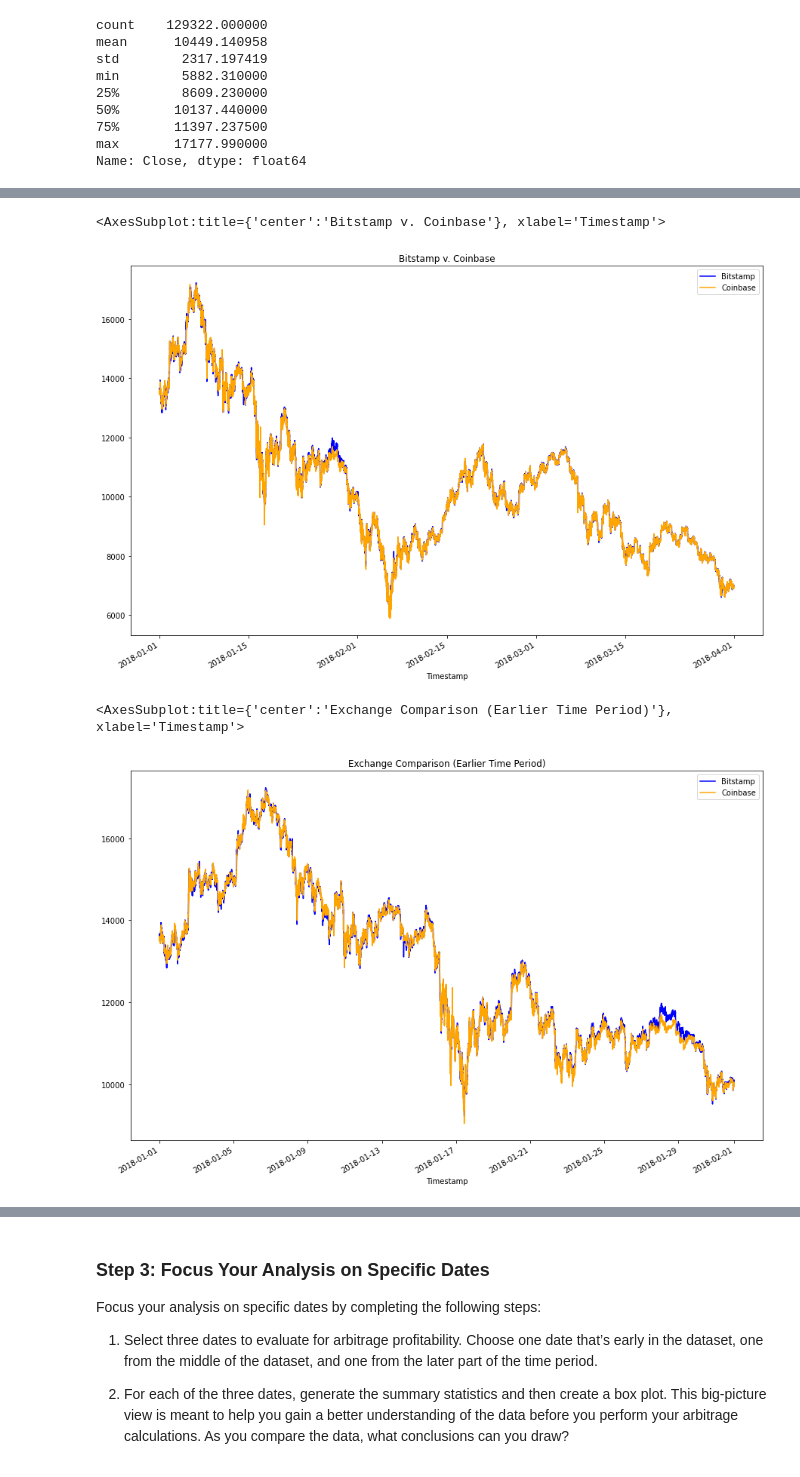
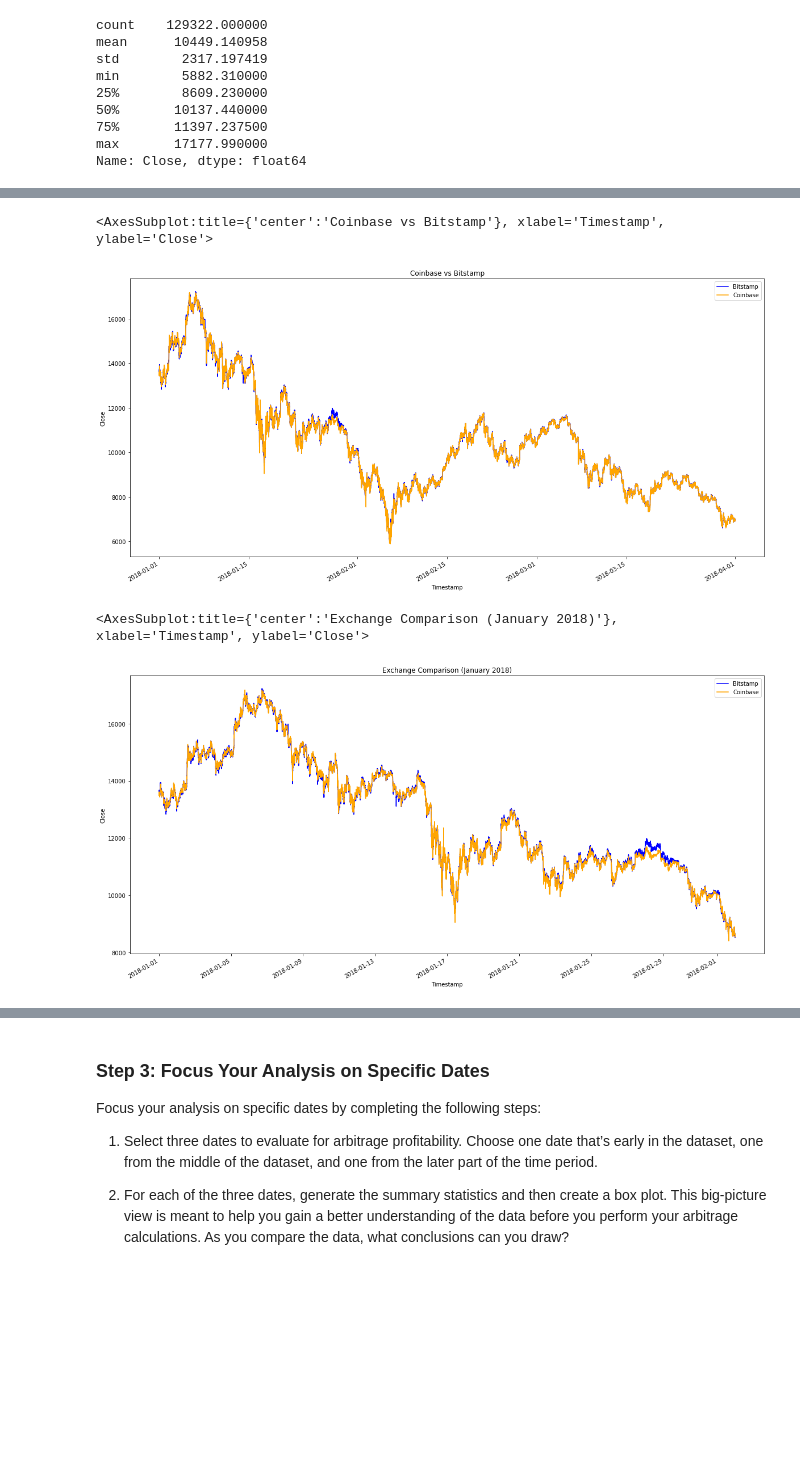
Before and after one commit to jpweldon/Module_3_Challenge, a Jupyter notebook: crypto_arbitrage.ipynb, the cells around one changed output, grey strips where cells are left out. Cells and saved outputs as stored; diff of their text form; code cells hidden in the pictures; blank space fills up the shorter version.

```diff
--- a/crypto_arbitrage.ipynb
+++ b/crypto_arbitrage.ipynb
@@ -248,19 +248,21 @@ Name: Close, dtype: float64
 # %%
 # Overlay the visualizations for the bitstamp and coinbase DataFrames in one plot
 # The plot should visualize the prices over the full lenth of the dataset
 # Be sure to include the parameters: legend, figure size, title, and color and label
-# YOUR CODE HERE
+bitstamp_sliced.plot(figsize=(20, 10), fontsize='10', ylabel='Close', color='blue', title='Coinbase vs Bitstamp', label='Bitstamp', legend=True)
+coinbase_sliced.plot(figsize=(20, 10), fontsize='10', ylabel='Close', color='orange', label='Coinbase', legend=True)
 # %% [output]
-<AxesSubplot:title={'center':'Bitstamp v. Coinbase'}, xlabel='Timestamp'>
+<AxesSubplot:title={'center':'Coinbase vs Bitstamp'}, xlabel='Timestamp', ylabel='Close'>
-[figure, old version]
+[figure, new version]
 # %%
 # Using the loc and plot functions, create an overlay plot that visualizes
 # the price action of both DataFrames for a one month period early in the dataset
 # Be sure to include the parameters: legend, figure size, title, and color and label
-# YOUR CODE HERE
+bitstamp_sliced.loc['2018-01-01':'2018-02-01'].plot(figsize=(20, 10), fontsize='10', ylabel='Close', color='blue', title='Exchange Comparison (January 2018)', label='Bitstamp', legend=True)
+coinbase_sliced.loc['2018-01-01':'2018-02-01'].plot(figsize=(20, 10), fontsize='10', ylabel='Close', color='orange', label='Coinbase', legend=True)
 # %% [output]
-<AxesSubplot:title={'center':'Exchange Comparison (Earlier Time Period)'}, xlabel='Timestamp'>
+<AxesSubplot:title={'center':'Exchange Comparison (January 2018)'}, xlabel='Timestamp', ylabel='Close'>
-[figure, old version]
+[figure, new version]
 # %%
 # Using the loc and plot functions, create an overlay plot that visualizes
 # the price action of both DataFrames for a one month period later in the dataset
```
Also changed, not shown: parts of 14 cells of this notebook, 1 other file.
